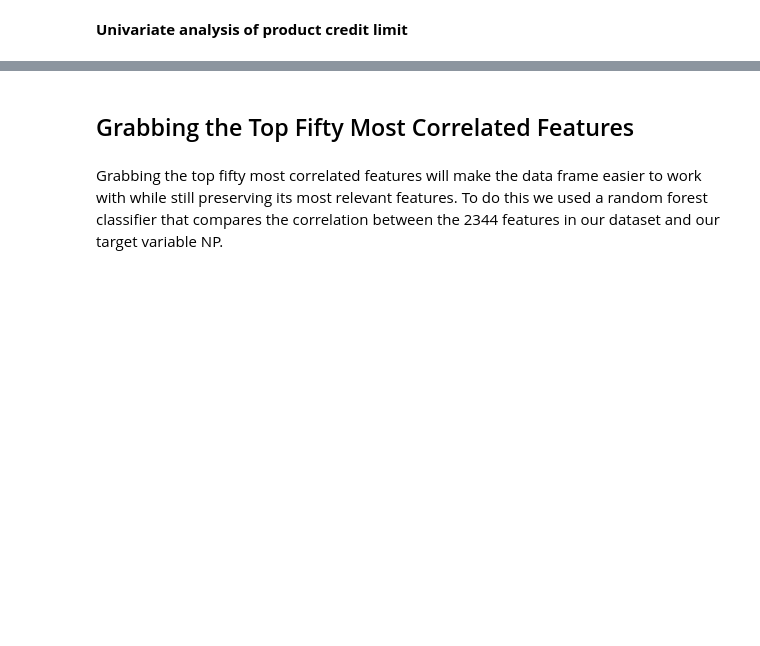
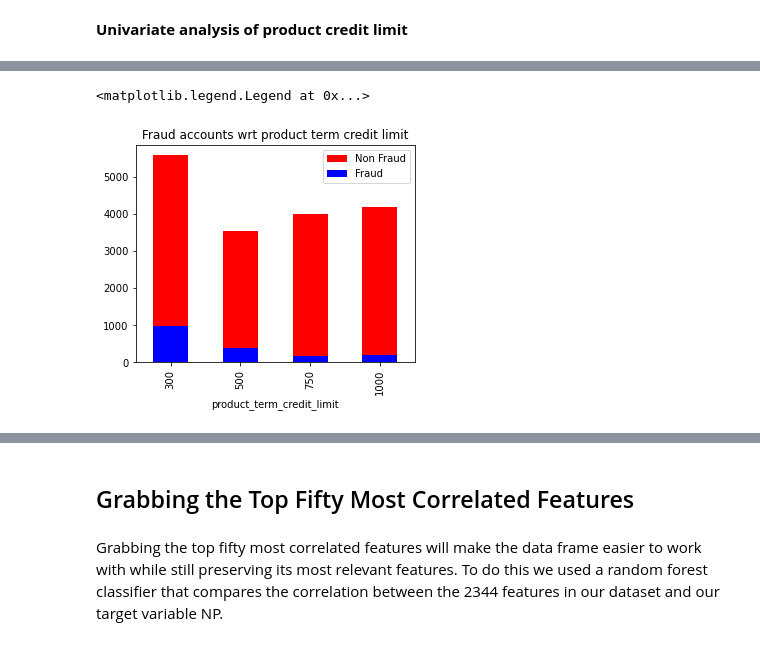
Before and after one commit to madhusanthan/Credit-Fraud-Risk-Model, a Jupyter notebook: EDA.ipynb, the cells around one changed output, grey strips where cells are left out. Saved outputs shown, nothing was run; the diff lists cells and outputs as text; code cells hidden in the pictures; blank space fills up the shorter version.

```diff
--- a/EDA.ipynb
+++ b/EDA.ipynb
@@ -229,3 +238,17 @@ ax.set(xlabel='Product Credit Limit', ylabel='Count')
+# %%
+grouped1 = cc_fraud_Data.groupby(['product_term_credit_limit'])
+size1 = grouped1.size()
+
+grouped_NF = cc_Nfraud_Data.groupby(['product_term_credit_limit'])
+size_NF = grouped_NF.size()
+# %%
+size_NF.plot(subplots=True, kind='bar',color = 'r', figsize= (5,4), label = "Non Fraud")
+size1.plot(subplots=True,kind='bar',color = 'b', figsize= (5,4), label = "Fraud")
+plt.title('Fraud accounts wrt product term credit limit')
+plt.legend()
+# %% [output]
+<matplotlib.legend.Legend at 0x...>
+[figure, added]
 # %%
 import warnings
 warnings.filterwarnings("ignore")
```
Also changed, not shown: parts of 22 cells of this notebook.
